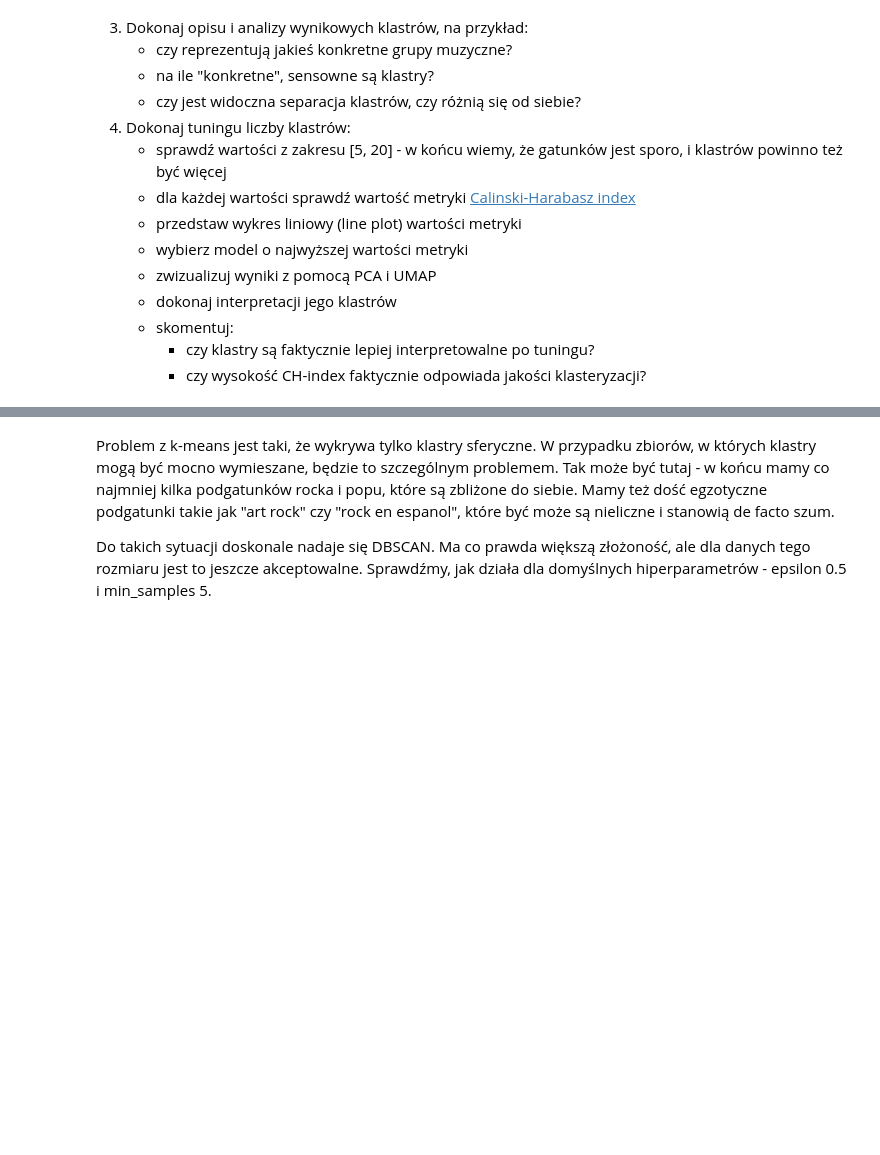
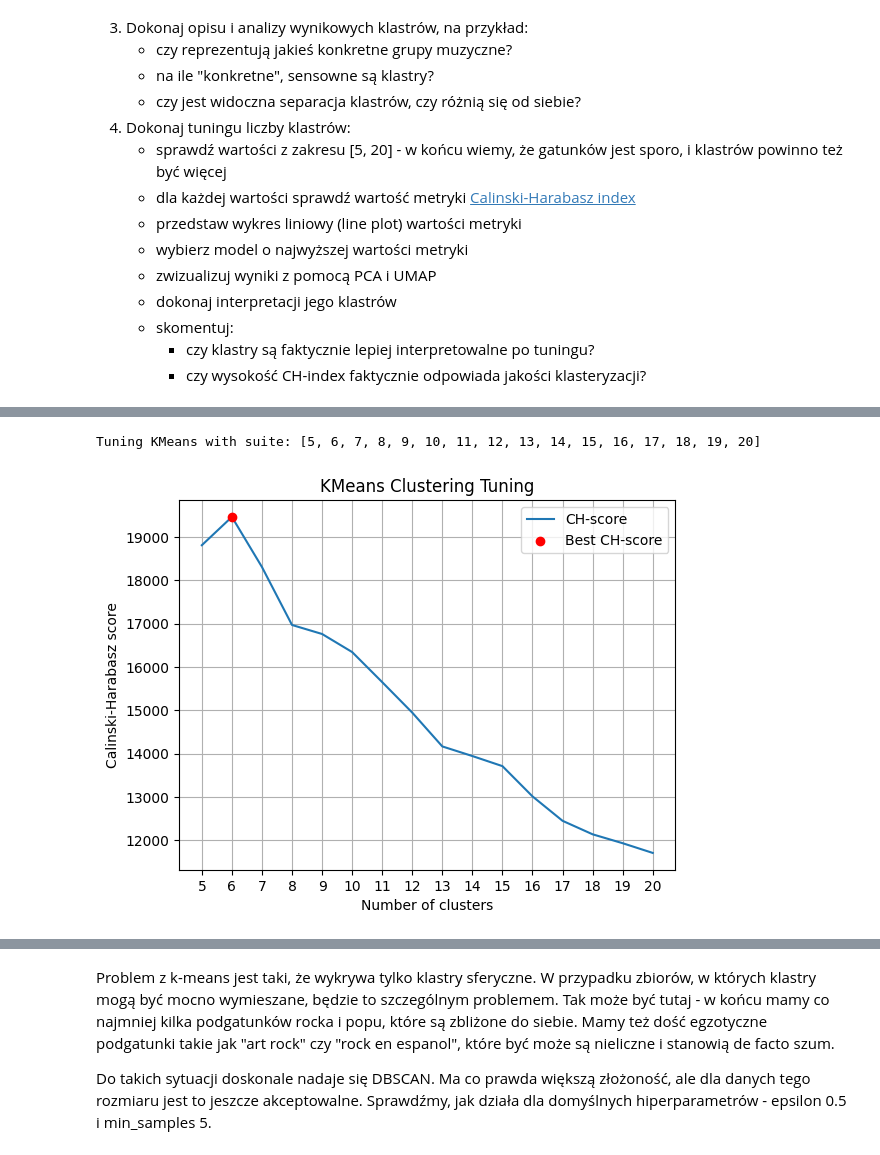
Before and after one commit to Galaktikkon/FML, a Jupyter notebook: lab7/notebook.ipynb, the cells around one changed output, grey strips where cells are left out. Cells and saved outputs as stored; diff of their text form; code cells hidden in the pictures; blank space fills up the shorter version.

```diff
--- a/lab7/notebook.ipynb
+++ b/lab7/notebook.ipynb
@@ -381,0 +607,45 @@ Wygląda na to, że najpopularniejsze są pop i rock, a najbardziej "typowe" pio
+# %%
+N_CLUSTERS_SUITE = np.arange(5, 21)
+
+print(f"Tuning KMeans with suite: {N_CLUSTERS_SUITE.tolist()}")
+# %% [output]
+Tuning KMeans with suite: [5, 6, 7, 8, 9, 10, 11, 12, 13, 14, 15, 16, 17, 18, 19, 20]
+# %%
+callinski_harabasz_scores = np.zeros(len(N_CLUSTERS_SUITE))
+
+best_clustering: KMeans
+best_ch_score = -np.inf
+best_ch_index = -1
+best_k = -1
+
+for i, n_clusters in enumerate(N_CLUSTERS_SUITE):
+    clustering = KMeans(n_clusters=n_clusters, n_init="auto", random_state=0)
+    clustering.fit(X)
+
+    current_ch_score = calinski_harabasz_score(X, clustering.labels_)
+
+    callinski_harabasz_scores[i] = current_ch_score
+
+    if current_ch_score > best_ch_score:
+        best_ch_score = current_ch_score
+        best_clustering = clustering
+        best_ch_index = i
+        best_k = n_clusters
+# %%
+plt.plot(N_CLUSTERS_SUITE, callinski_harabasz_scores, label="CH-score")
+plt.scatter(
+    best_k,
+    callinski_harabasz_scores[best_ch_index],
+    color="red",
+    zorder=5,
+    label="Best CH-score",
+)
+plt.xlabel("Number of clusters")
+plt.ylabel("Calinski-Harabasz score")
+plt.title("KMeans Clustering Tuning")
+plt.xticks(N_CLUSTERS_SUITE)
+plt.grid()
+plt.legend()
+plt.show()
+# %% [output]
+[figure, added]
```
Also changed, not shown: parts of 41 cells of this notebook, 2 other files.
